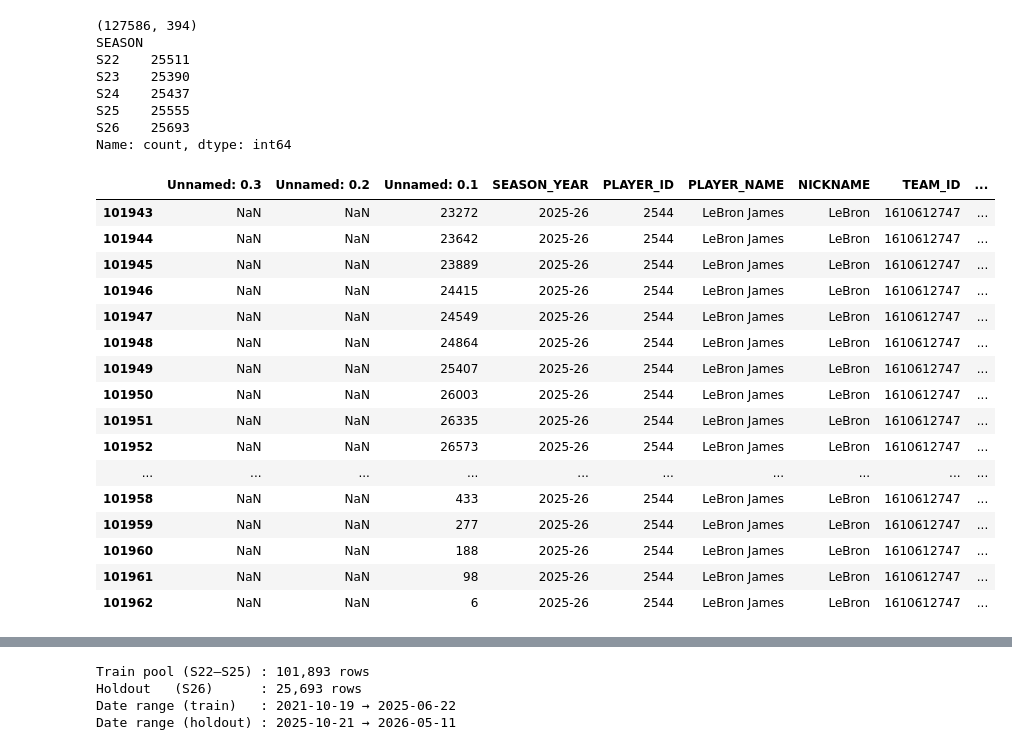
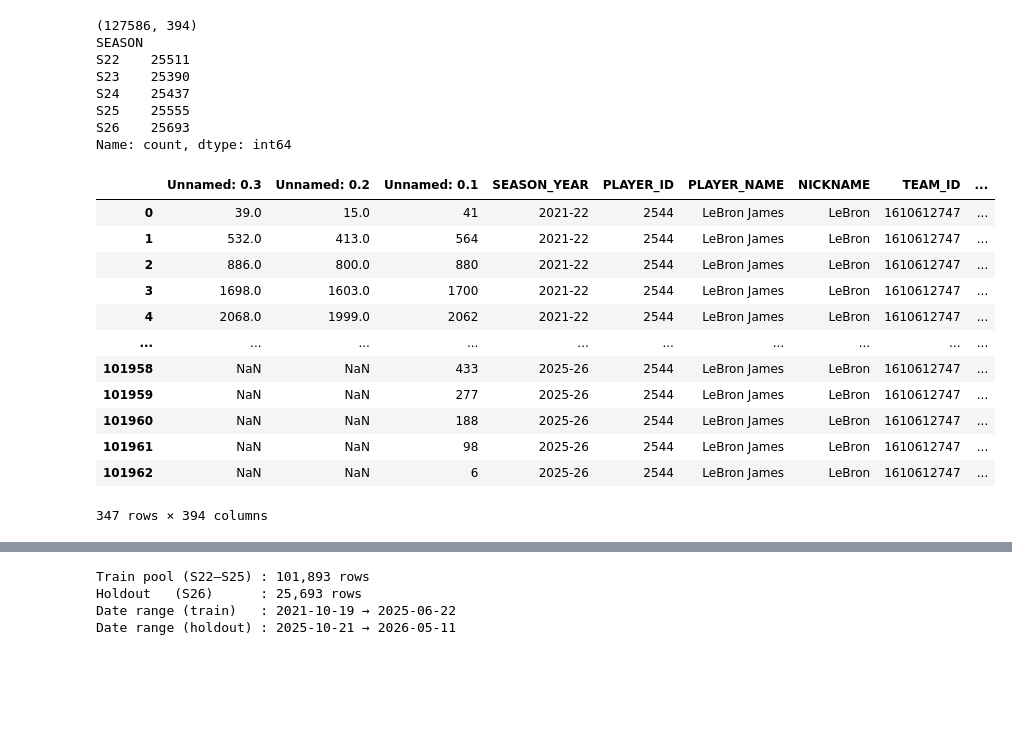
Before and after one commit to spon7ge/NBA-Prop-Predictor, a Jupyter notebook: src/models/min_quantile_model.ipynb, the cells around one changed output, grey strips where cells are left out. Saved outputs shown, nothing was run; the diff lists cells and outputs as text; code cells hidden in the pictures; blank space fills up the shorter version.

```diff
--- a/src/models/min_quantile_model.ipynb
+++ b/src/models/min_quantile_model.ipynb
@@ -83,6 +83,9 @@ for i, season_df in enumerate([s22, s23, s24, s25, s26]):
     season_df['IS_BLOWOUT_RISK'] = ((season_df['TEAM_SPREAD'].abs() > 10)).astype(int)
     season_df['TEAM_MIN_RANK_L10'] = (
         season_df.groupby(['TEAM_ID', 'GAME_DATE'])['MIN_roll10']
+        .rank(ascending=False, method='dense'))
+    season_df['TEAM_MIN_RANK_POS_L10'] = (
+        season_df.groupby(['TEAM_ID', 'GAME_DATE', 'POS'])['MIN_roll10']
         .rank(ascending=False, method='dense'))
     season_df['TEAM_USG_RANK_L10'] = (
         season_df.groupby(['TEAM_ID', 'GAME_DATE'])['USG_PCT_roll10']
@@ -203,23 +206,19 @@ S25    25555
 S26    25693
 Name: count, dtype: int64
 # %%
-df[df['PLAYER_ID'] == 2544].tail(20)
+df[df['PLAYER_ID'] == 2544]
 # %% [output]
 |  | Unnamed: 0.3 | Unnamed: 0.2 | Unnamed: 0.1 | SEASON_YEAR | PLAYER_ID | PLAYER_NAME | NICKNAME | TEAM_ID | ... |
-| 101943 | NaN | NaN | 23272 | 2025-26 | 2544 | LeBron James | LeBron | 1610612747 | ... |
-| 101944 | NaN | NaN | 23642 | 2025-26 | 2544 | LeBron James | LeBron | 1610612747 | ... |
-| 101945 | NaN | NaN | 23889 | 2025-26 | 2544 | LeBron James | LeBron | 1610612747 | ... |
-| 101946 | NaN | NaN | 24415 | 2025-26 | 2544 | LeBron James | LeBron | 1610612747 | ... |
-| 101947 | NaN | NaN | 24549 | 2025-26 | 2544 | LeBron James | LeBron | 1610612747 | ... |
-| 101948 | NaN | NaN | 24864 | 2025-26 | 2544 | LeBron James | LeBron | 1610612747 | ... |
-| 101949 | NaN | NaN | 25407 | 2025-26 | 2544 | LeBron James | LeBron | 1610612747 | ... |
-| 101950 | NaN | NaN | 26003 | 2025-26 | 2544 | LeBron James | LeBron | 1610612747 | ... |
-| 101951 | NaN | NaN | 26335 | 2025-26 | 2544 | LeBron James | LeBron | 1610612747 | ... |
-| 101952 | NaN | NaN | 26573 | 2025-26 | 2544 | LeBron James | LeBron | 1610612747 | ... |
+| 0 | 39.0 | 15.0 | 41 | 2021-22 | 2544 | LeBron James | LeBron | 1610612747 | ... |
+| 1 | 532.0 | 413.0 | 564 | 2021-22 | 2544 | LeBron James | LeBron | 1610612747 | ... |
+| 2 | 886.0 | 800.0 | 880 | 2021-22 | 2544 | LeBron James | LeBron | 1610612747 | ... |
+| 3 | 1698.0 | 1603.0 | 1700 | 2021-22 | 2544 | LeBron James | LeBron | 1610612747 | ... |
+| 4 | 2068.0 | 1999.0 | 2062 | 2021-22 | 2544 | LeBron James | LeBron | 1610612747 | ... |
 | ... | ... | ... | ... | ... | ... | ... | ... | ... | ... |
 | 101958 | NaN | NaN | 433 | 2025-26 | 2544 | LeBron James | LeBron | 1610612747 | ... |
 | 101959 | NaN | NaN | 277 | 2025-26 | 2544 | LeBron James | LeBron | 1610612747 | ... |
 | 101960 | NaN | NaN | 188 | 2025-26 | 2544 | LeBron James | LeBron | 1610612747 | ... |
 | 101961 | NaN | NaN | 98 | 2025-26 | 2544 | LeBron James | LeBron | 1610612747 | ... |
 | 101962 | NaN | NaN | 6 | 2025-26 | 2544 | LeBron James | LeBron | 1610612747 | ... |
+347 rows × 394 columns
 # %%
```
Also changed, not shown: parts of 9 cells of this notebook, 2 other files.
